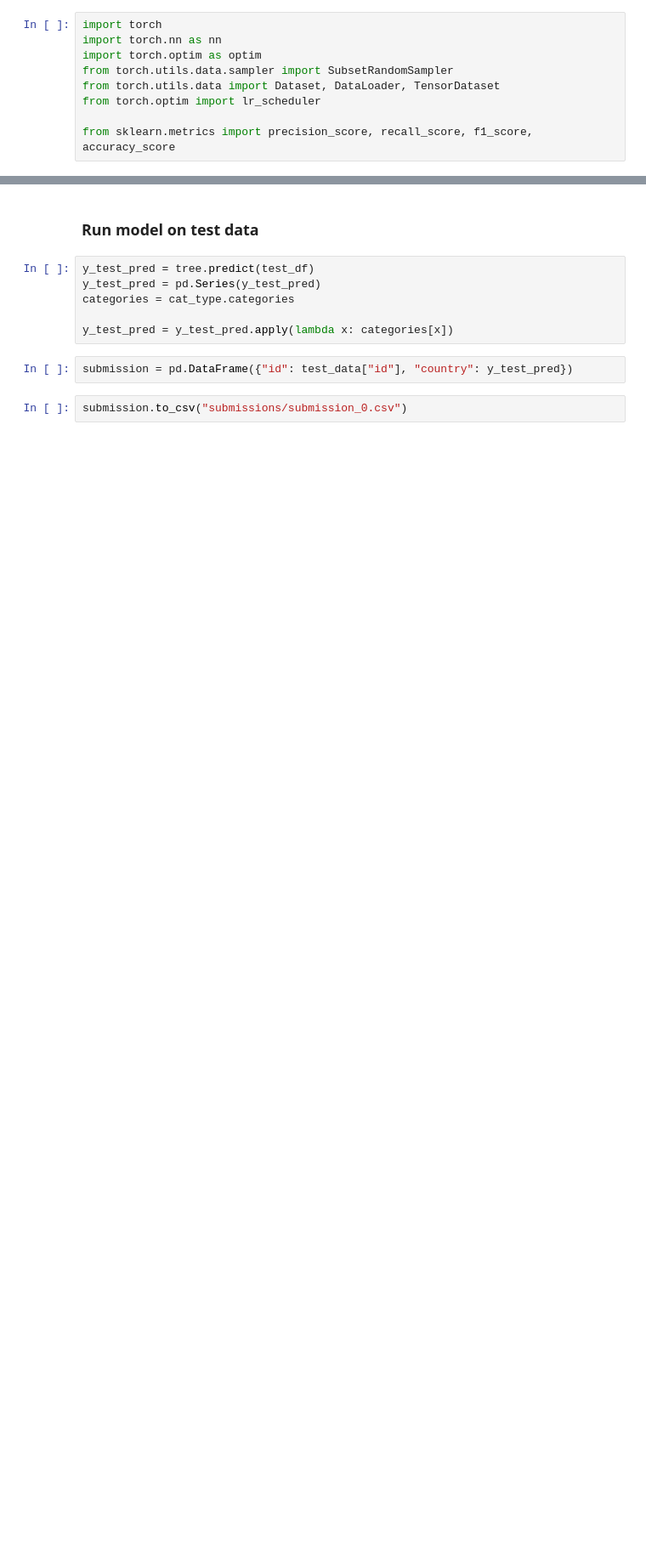
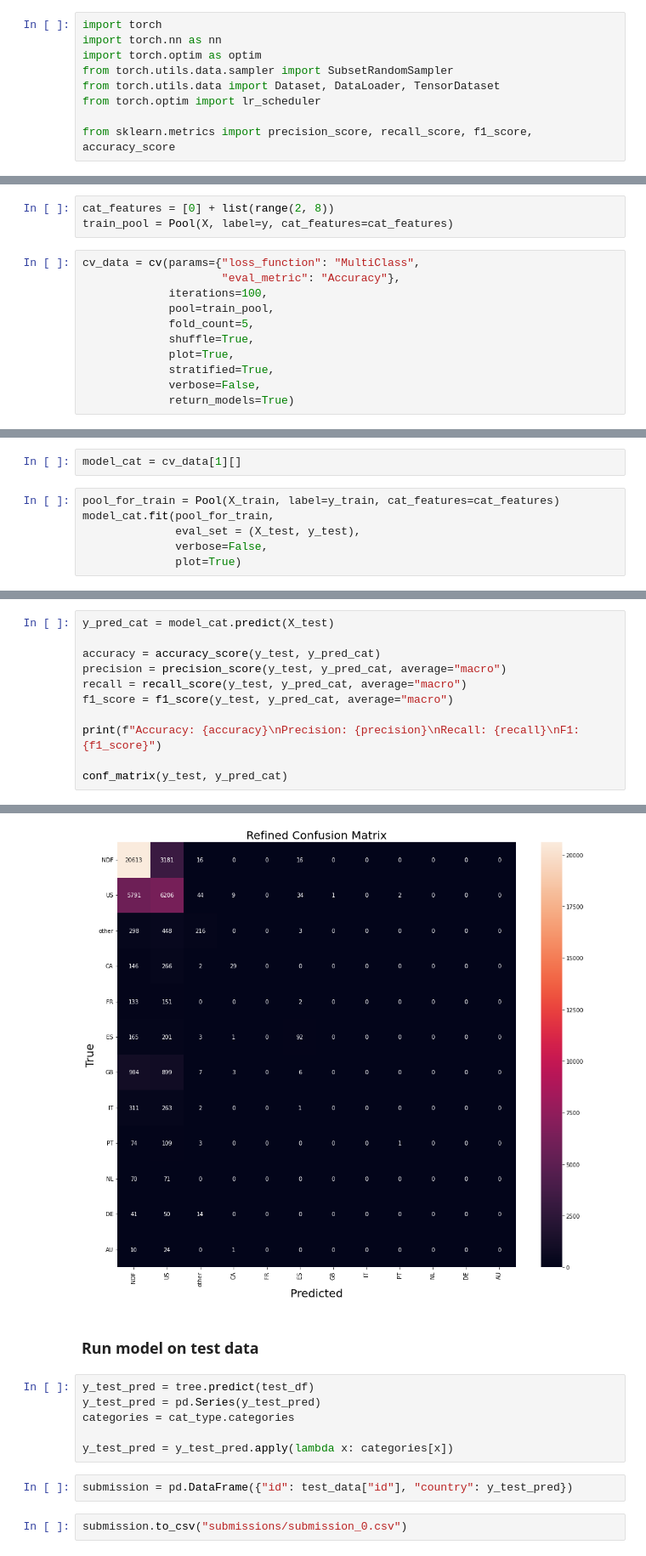
Before and after one commit to fondyu530/ml_task, a Jupyter notebook: ML_model_training.ipynb, the cells around one changed output, grey strips where cells are left out. Shown: that part at 85% size. Drawn from its saved outputs; the diff is of its cells as text; blank space fills up the shorter version.

```diff
--- a/ML_model_training.ipynb
+++ b/ML_model_training.ipynb
@@ -429,0 +465,14 @@ val_f1: 0.06126559011115087
+# %%
+cat_features = [0] + list(range(2, 8))
+train_pool = Pool(X, label=y, cat_features=cat_features)
+# %%
+cv_data = cv(params={"loss_function": "MultiClass",
+                     "eval_metric": "Accuracy"},
+             iterations=100,
+             pool=train_pool,
+             fold_count=5,
+             shuffle=True,
+             plot=True,
+             stratified=True,
+             verbose=False,
+             return_models=True)
@@ -429,0 +498,8 @@ val_f1: 0.06126559011115087
+# %%
+model_cat = cv_data[1][]
+# %%
+pool_for_train = Pool(X_train, label=y_train, cat_features=cat_features)
+model_cat.fit(pool_for_train,
+              eval_set = (X_test, y_test),
+              verbose=False,
+              plot=True)
@@ -429,0 +509,12 @@ val_f1: 0.06126559011115087
+# %%
+y_pred_cat = model_cat.predict(X_test)
+
+accuracy = accuracy_score(y_test, y_pred_cat)
+precision = precision_score(y_test, y_pred_cat, average="macro")
+recall = recall_score(y_test, y_pred_cat, average="macro")
+f1_score = f1_score(y_test, y_pred_cat, average="macro")
+
+print(f"Accuracy: {accuracy}\nPrecision: {precision}\nRecall: {recall}\nF1: {f1_score}")
+
+conf_matrix(y_test, y_pred_cat)
+# %% [output]
@@ -430,3 +525,4 @@ val_f1: 0.06126559011115087
+[figure, added]
 # %% [markdown]
 ### Run model on test data
 # %%
```
Also changed, not shown: parts of 24 cells of this notebook, 42 other files.
